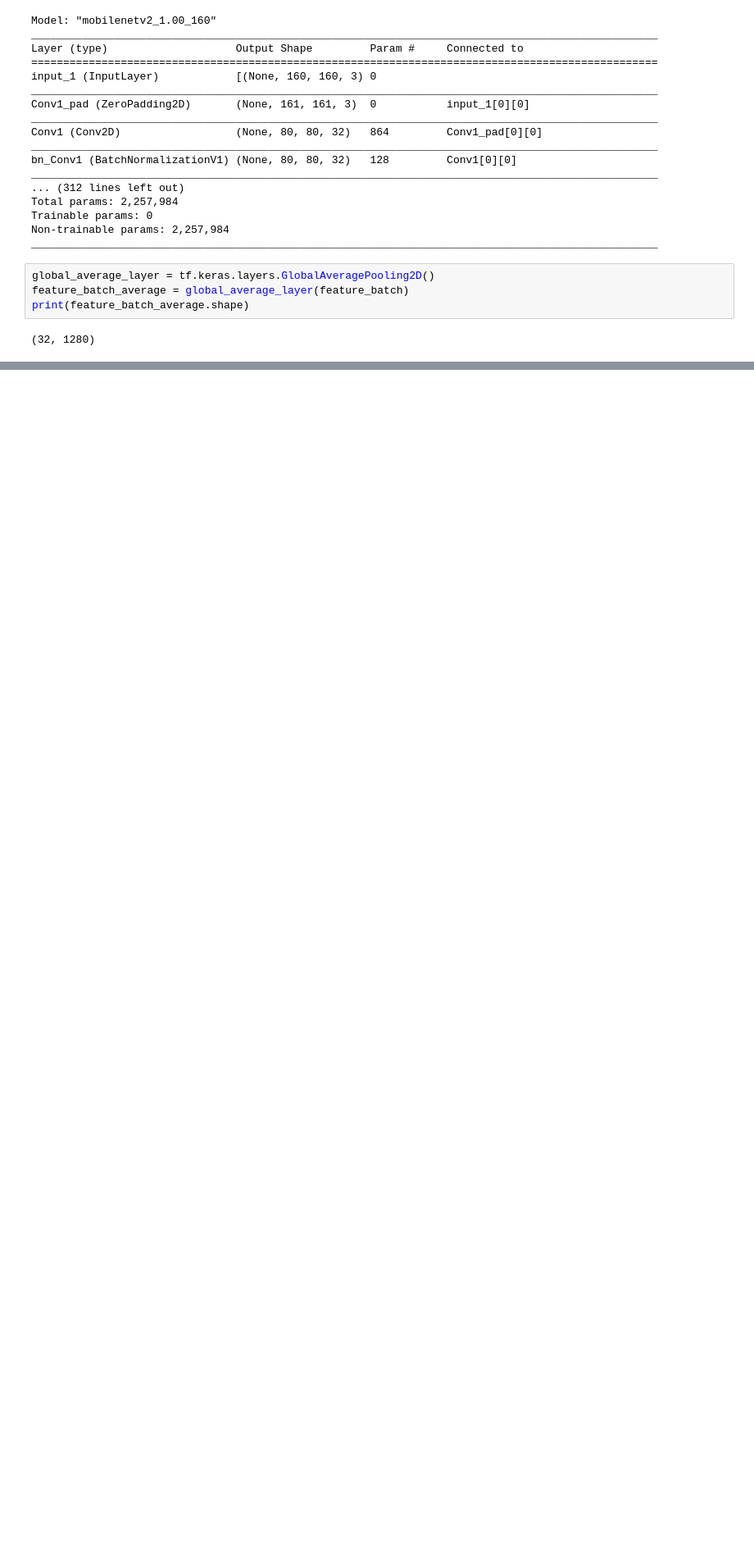
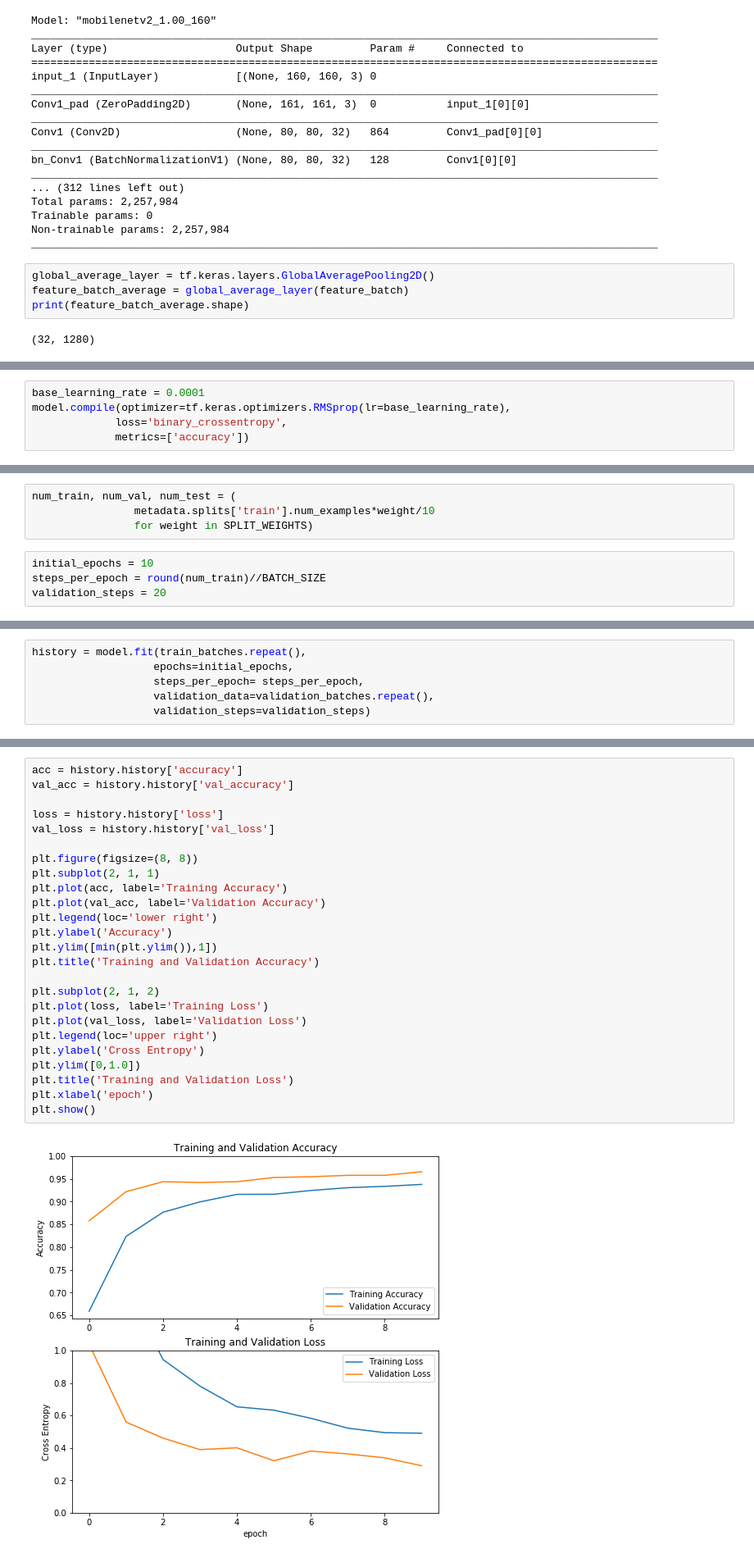
Before and after one commit to Rohan0401/tensorflow_2_work, a Jupyter notebook: images/Pretrained_ConvNets.ipynb, the cells around one changed output, grey strips where cells are left out. Shown: that part at 82% size. Saved outputs shown, nothing was run; the diff lists cells and outputs as text; blank space fills up the shorter version.

Commit message:
Adding Pretrained Model

```diff
--- a/images/Pretrained_ConvNets.ipynb
+++ b/images/Pretrained_ConvNets.ipynb
@@ -110,0 +123,5 @@ print(feature_batch_average.shape)
+# %%
+base_learning_rate = 0.0001
+model.compile(optimizer=tf.keras.optimizers.RMSprop(lr=base_learning_rate),
+             loss='binary_crossentropy',
+             metrics=['accuracy'])
@@ -110,0 +149,8 @@ print(feature_batch_average.shape)
+# %%
+num_train, num_val, num_test = (
+                metadata.splits['train'].num_examples*weight/10
+                for weight in SPLIT_WEIGHTS)
+# %%
+initial_epochs = 10
+steps_per_epoch = round(num_train)//BATCH_SIZE
+validation_steps = 20
@@ -110,0 +167,6 @@ print(feature_batch_average.shape)
+# %%
+history = model.fit(train_batches.repeat(),
+                   epochs=initial_epochs,
+                   steps_per_epoch= steps_per_epoch,
+                   validation_data=validation_batches.repeat(),
+                   validation_steps=validation_steps)
@@ -110,0 +194,27 @@ print(feature_batch_average.shape)
+# %%
+acc = history.history['accuracy']
+val_acc = history.history['val_accuracy']
+
+loss = history.history['loss']
+val_loss = history.history['val_loss']
+
+plt.figure(figsize=(8, 8))
+plt.subplot(2, 1, 1)
+plt.plot(acc, label='Training Accuracy')
+plt.plot(val_acc, label='Validation Accuracy')
+plt.legend(loc='lower right')
+plt.ylabel('Accuracy')
+plt.ylim([min(plt.ylim()),1])
+plt.title('Training and Validation Accuracy')
+
+plt.subplot(2, 1, 2)
+plt.plot(loss, label='Training Loss')
+plt.plot(val_loss, label='Validation Loss')
+plt.legend(loc='upper right')
+plt.ylabel('Cross Entropy')
+plt.ylim([0,1.0])
+plt.title('Training and Validation Loss')
+plt.xlabel('epoch')
+plt.show()
+# %% [output]
+[figure, added]
```
Also changed, not shown: parts of 16 cells of this notebook.
